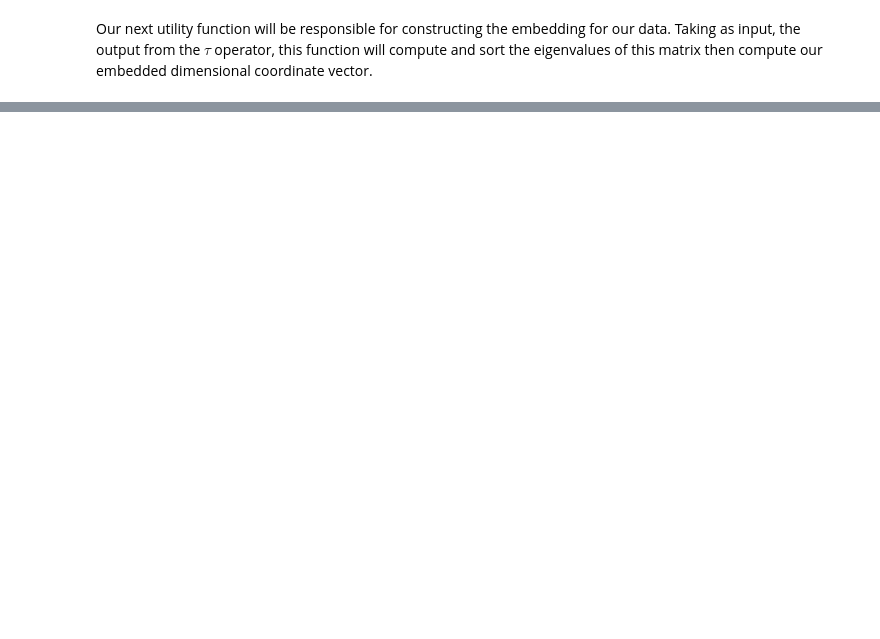
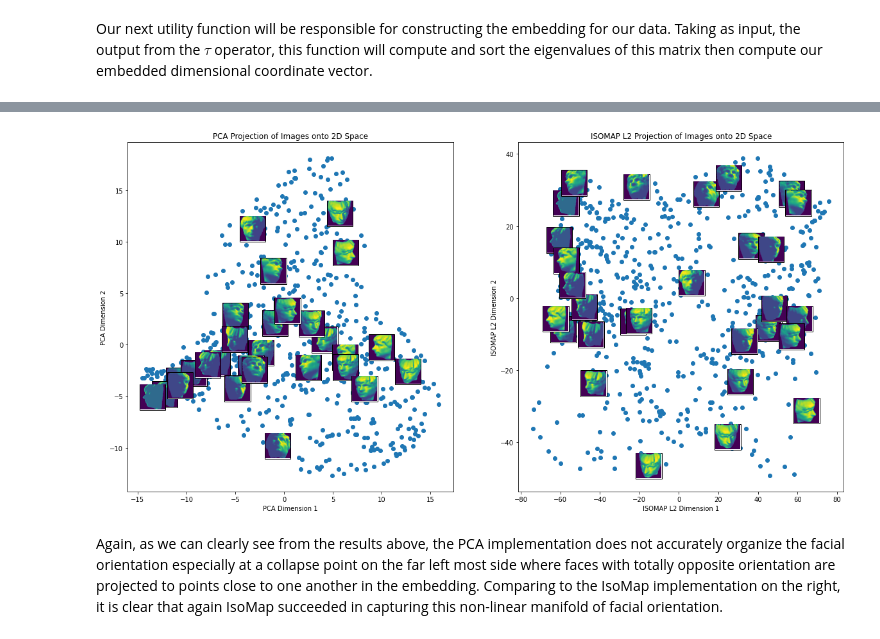
Before and after one commit to EvanJ3/Isomap-Facial-Orientation, a Jupyter notebook: Isomap_Faces.ipynb, the cells around one changed output, grey strips where cells are left out. Cells and saved outputs as stored; diff of their text form; code cells hidden in the pictures; blank space fills up the shorter version.

```diff
--- a/Isomap_Faces.ipynb
+++ b/Isomap_Faces.ipynb
@@ -159,0 +202,36 @@ plt.show()
+# %%
+clf = PCA(n_components=2)
+PCA_face = clf.fit_transform(images_array)
+pc1_face = PCA_face[:,0]
+pc2_face = PCA_face[:,1]
+# %%
+images_album = np.reshape(images_array,(698,64,64))
+images_album_index = np.random.randint(0,images_album.shape[2],size=30)
+
+fig, axs = plt.subplots(1,2,figsize=(20,10))
+ax1 = axs[0]
+ax2 = axs[1]
+ax1.scatter(pc1_face, pc2_face)
+ax1.set_title('PCA Projection of Images onto 2D Space')
+ax1.set_xlabel('PCA Dimension 1')
+ax1.set_ylabel('PCA Dimension 2')
+for i in images_album_index:
+    solo_image = images_album[i,:,:].T
+    imagebox = OffsetImage(solo_image, zoom=0.6)
+    ab = AnnotationBbox(imagebox, PCA_face[i,:], pad=0.1)
+    ax1.add_artist(ab)
+
+ax2.scatter(Z_L2[:,0], Z_L2[:,1])
+ax2.set_title('ISOMAP L2 Projection of Images onto 2D Space')
+ax2.set_xlabel('ISOMAP L2 Dimension 1')
+ax2.set_ylabel('ISOMAP L2 Dimension 2')
+for i in images_album_index:
+    solo_image = images_album[i,:,:].T
+    imagebox = OffsetImage(solo_image, zoom=0.6)
+    ab = AnnotationBbox(imagebox, Z_L2[i,:], pad=0.1)
+    ax2.add_artist(ab)
+plt.show()
+# %% [output]
+[figure, added]
+# %% [markdown]
+Again, as we can clearly see from the results above, the PCA implementation does not accurately organize the facial orientation especially at a collapse point on the far left most side where faces with totally opposite orientation are projected to points close to one another in the embedding. Comparing to the IsoMap implementation on the right, it is clear that again IsoMap succeeded in capturing this non-linear manifold of facial orientation.
```
Also changed, not shown: parts of 24 cells of this notebook, 3 other files.
